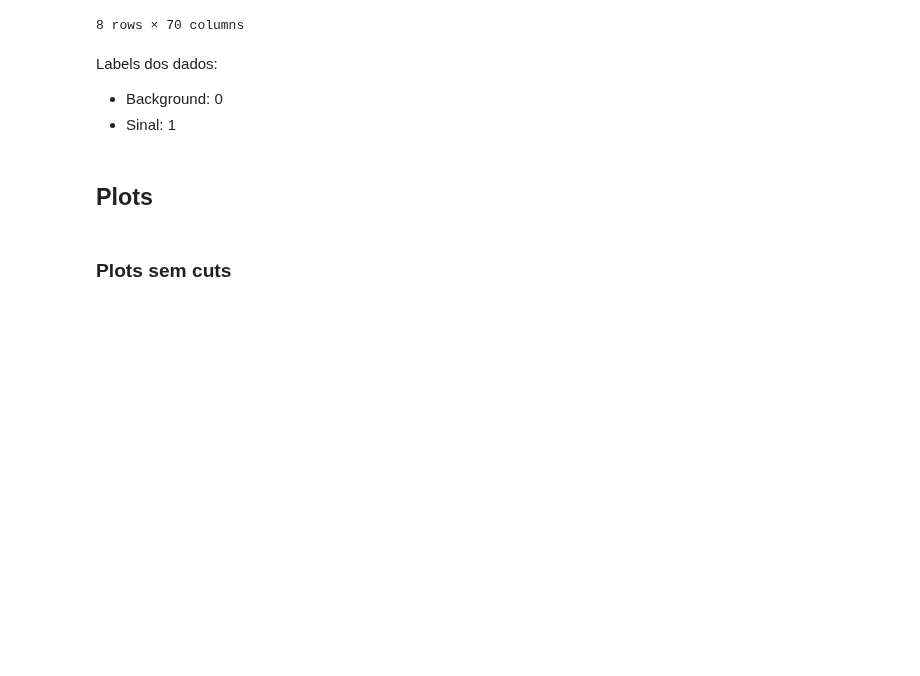
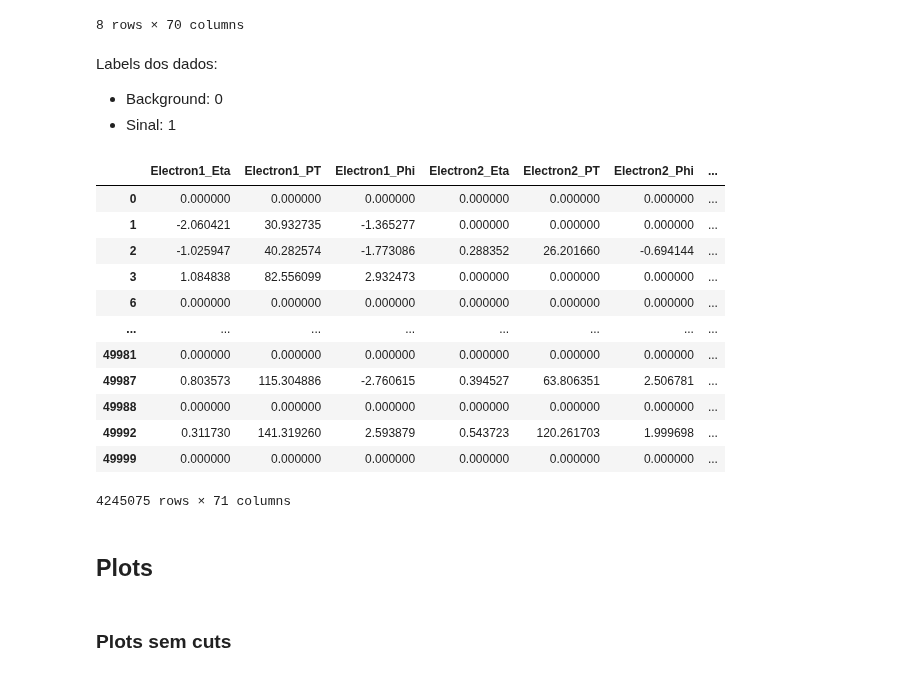
Before and after one commit to GilbertoCunha/LHC-VLQ-Classifier, a Jupyter notebook: Bkgd-Signal-Classifier/DataVisualization.ipynb, the cells around one changed output. Saved outputs shown, nothing was run; the diff lists cells and outputs as text; code cells hidden in the pictures; blank space fills up the shorter version.

```diff
--- a/Bkgd-Signal-Classifier/DataVisualization.ipynb
+++ b/Bkgd-Signal-Classifier/DataVisualization.ipynb
@@ -145,3 +146,19 @@ fcnc_data.to_hdf("Data/Processed_Data.h5", key="data")
+# %%
+bkgd_data
+# %% [output]
+|  | Electron1_Eta | Electron1_PT | Electron1_Phi | Electron2_Eta | Electron2_PT | Electron2_Phi | ... |
+| 0 | 0.000000 | 0.000000 | 0.000000 | 0.000000 | 0.000000 | 0.000000 | ... |
+| 1 | -2.060421 | 30.932735 | -1.365277 | 0.000000 | 0.000000 | 0.000000 | ... |
+| 2 | -1.025947 | 40.282574 | -1.773086 | 0.288352 | 26.201660 | -0.694144 | ... |
+| 3 | 1.084838 | 82.556099 | 2.932473 | 0.000000 | 0.000000 | 0.000000 | ... |
+| 6 | 0.000000 | 0.000000 | 0.000000 | 0.000000 | 0.000000 | 0.000000 | ... |
+| ... | ... | ... | ... | ... | ... | ... | ... |
+| 49981 | 0.000000 | 0.000000 | 0.000000 | 0.000000 | 0.000000 | 0.000000 | ... |
+| 49987 | 0.803573 | 115.304886 | -2.760615 | 0.394527 | 63.806351 | 2.506781 | ... |
+| 49988 | 0.000000 | 0.000000 | 0.000000 | 0.000000 | 0.000000 | 0.000000 | ... |
+| 49992 | 0.311730 | 141.319260 | 2.593879 | 0.543723 | 120.261703 | 1.999698 | ... |
+| 49999 | 0.000000 | 0.000000 | 0.000000 | 0.000000 | 0.000000 | 0.000000 | ... |
+4245075 rows × 71 columns
 # %% [markdown]
 ## Plots
 # %% [markdown]
```
Also changed, not shown: parts of 5 cells of this notebook, 1 other file.
